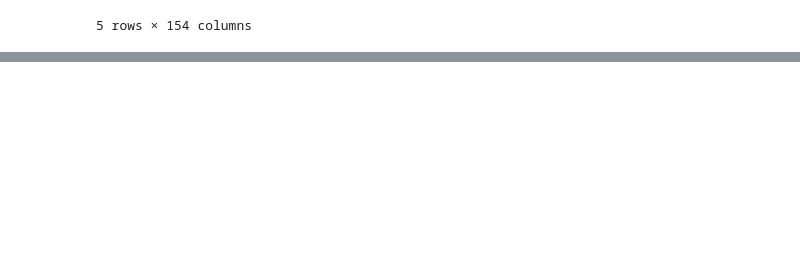
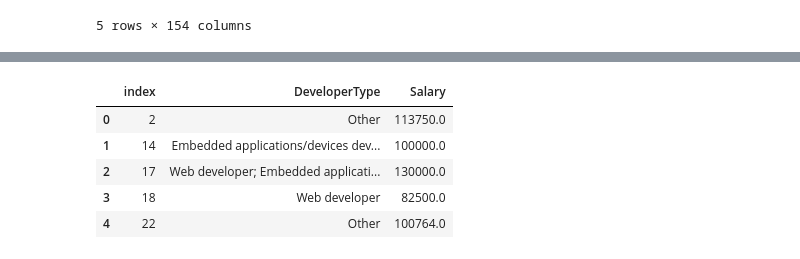
Before and after one commit to yh214/DST2Proj1, a Jupyter notebook: DevTypeAndSalary.ipynb, the cells around one changed output, grey strips where cells are left out. Saved outputs shown, nothing was run; the diff lists cells and outputs as text; code cells hidden in the pictures; blank space fills up the shorter version.

```diff
--- a/DevTypeAndSalary.ipynb
+++ b/DevTypeAndSalary.ipynb
@@ -48,3 +36,14 @@ developer_type.head()
+# %%
+subdf = df[['DeveloperType', 'Salary']]
+subdf_dna = subdf.dropna().reset_index()
+subdf_dna.head()
+# %% [output]
+|  | index | DeveloperType | Salary |
+| 0 | 2 | Other | 113750.0 |
+| 1 | 14 | Embedded applications/devices dev... | 100000.0 |
+| 2 | 17 | Web developer; Embedded applicati... | 130000.0 |
+| 3 | 18 | Web developer | 82500.0 |
+| 4 | 22 | Other | 100764.0 |
 # %%
 def get_possible_types(df, typecol):
     '''
```
Also changed, not shown: parts of 3 cells of this notebook.
